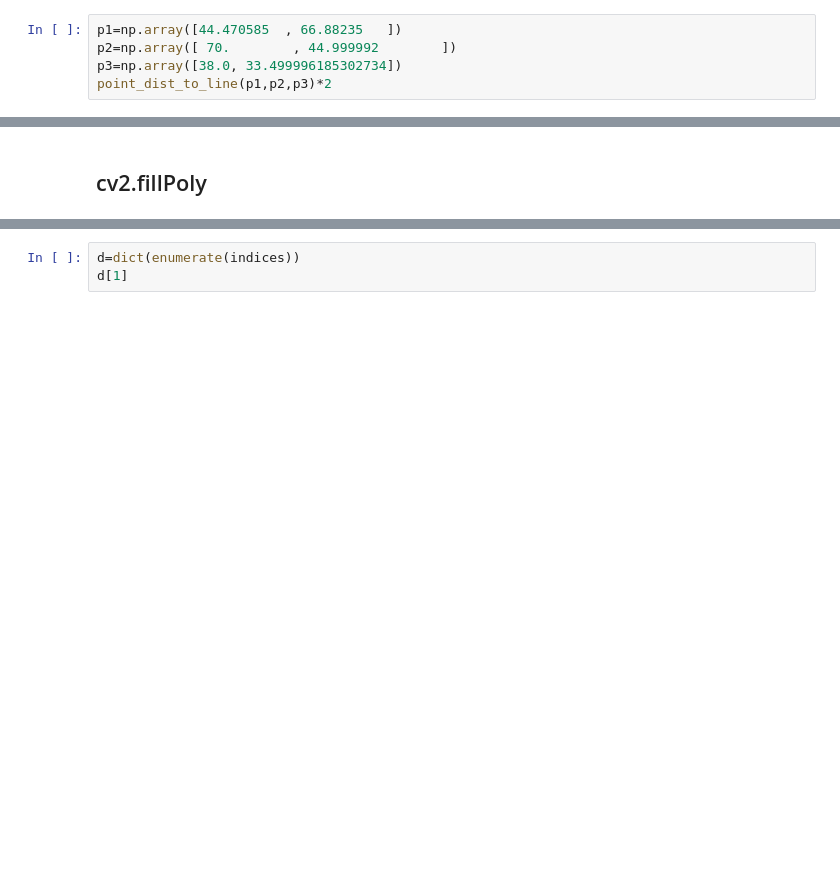
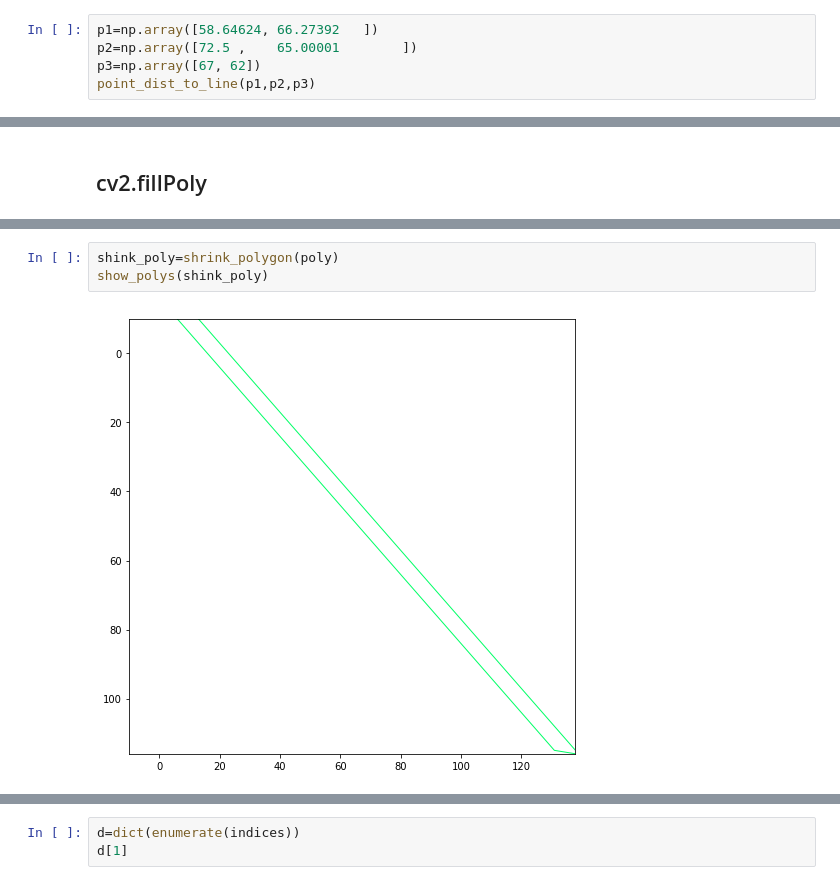
Before and after one commit to yizt/notebook, a Jupyter notebook: python/geometry.ipynb, the cells around one changed output, grey strips where cells are left out. Cells and saved outputs as stored; diff of their text form; blank space fills up the shorter version.

```diff
--- a/python/geometry.ipynb
+++ b/python/geometry.ipynb
@@ -102,6 +107,6 @@ def point_dist_to_line(p1, p2, p3):
 # %%
-p1=np.array([44.470585  , 66.88235   ])
-p2=np.array([ 70.        , 44.999992        ])
-p3=np.array([38.0, 33.499996185302734])
-point_dist_to_line(p1,p2,p3)*2
+p1=np.array([58.64624, 66.27392   ])
+p2=np.array([72.5 ,    65.00001        ])
+p3=np.array([67, 62])
+point_dist_to_line(p1,p2,p3)
 # %% [output]
@@ -341,0 +410,5 @@ array([32, 63, 47, 84, 27, 37, 33, 99, 50,  6, 35, 91, 17, 81,  4, 45, 71,
+# %%
+shink_poly=shrink_polygon(poly)
+show_polys(shink_poly)
+# %% [output]
+[figure, added]
```
Also changed, not shown: parts of 17 cells of this notebook, 2 other files.
